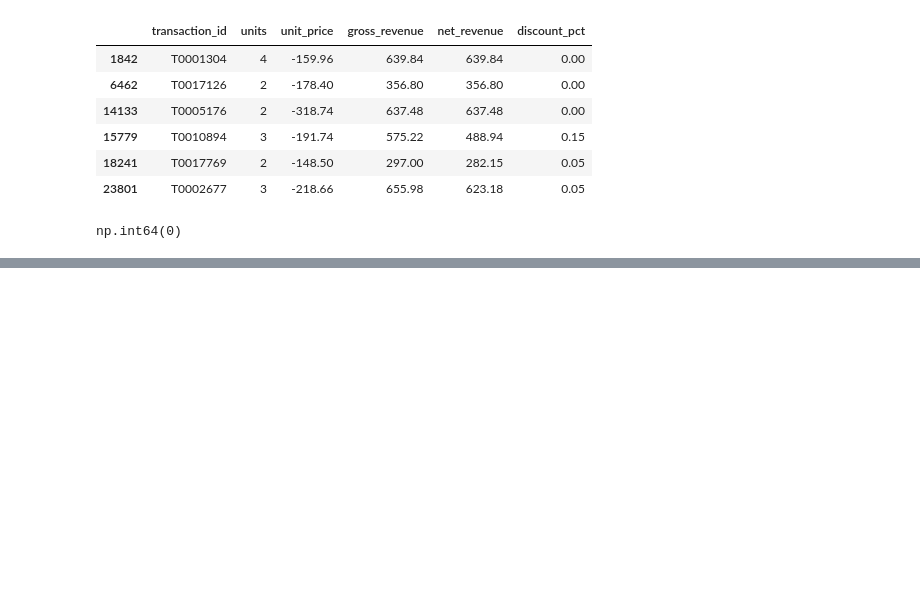
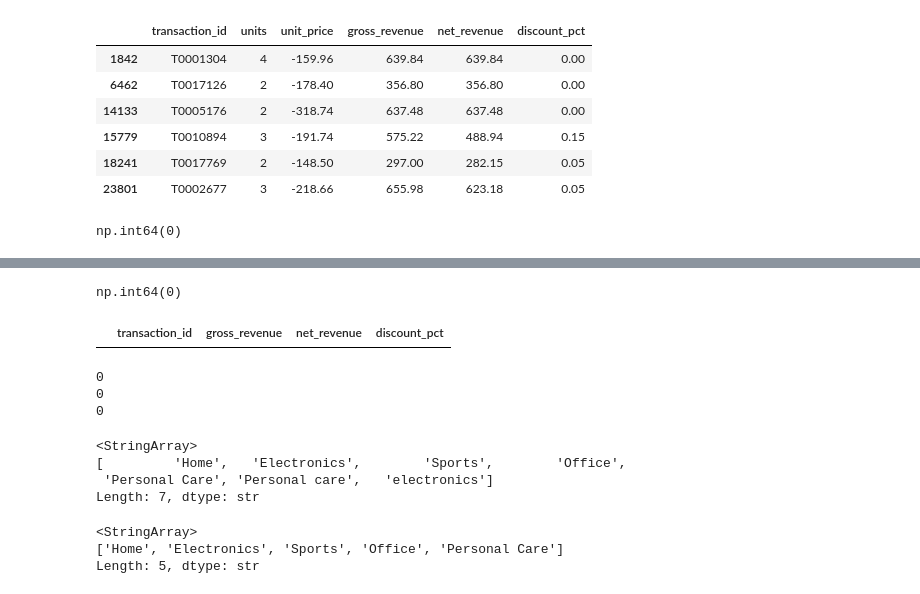
Before and after one commit to alexischevanier-byte/analytics-retail, a Jupyter notebook: notebooks/01_business_analysis.ipynb, the cells around one changed output, grey strips where cells are left out. Drawn from its saved outputs; the diff is of its cells as text; code cells hidden in the pictures; blank space fills up the shorter version.

```diff
--- a/notebooks/01_business_analysis.ipynb
+++ b/notebooks/01_business_analysis.ipynb
@@ -487,0 +500,41 @@ np.int64(0)
+# %%
+(
+    (
+        df['net_revenue']
+        - df['gross_revenue'] * (1 - df['discount_pct'])
+    ).abs() >= 0.01
+).sum()
+# %% [output]
+np.int64(0)
+# %%
+df.loc[
+    (
+        df['net_revenue']
+        - df['gross_revenue'] * (1 - df['discount_pct'])
+    ).abs() >= 0.01,
+    ['transaction_id', 'gross_revenue', 'net_revenue', 'discount_pct']
+]
+# %% [output]
+|  | transaction_id | gross_revenue | net_revenue | discount_pct |
+# %%
+print(((df['discount_pct'] < 0) | (df['discount_pct'] > 1)).sum())
+print((df['gross_revenue'] <= 0).sum())
+print((df['net_revenue'] <= 0).sum())
+# %% [output]
+0
+0
+0
+# %%
+df['category'].unique()
+# %% [output]
+<StringArray>
+[         'Home',   'Electronics',        'Sports',        'Office',
+ 'Personal Care', 'Personal care',   'electronics']
+Length: 7, dtype: str
+# %%
+df['category'] = df['category'].str.strip().str.title()
+df['category'].unique()
+# %% [output]
+<StringArray>
+['Home', 'Electronics', 'Sports', 'Office', 'Personal Care']
+Length: 5, dtype: str
```
Also changed, not shown: parts of 7 cells of this notebook, 1 other file.
